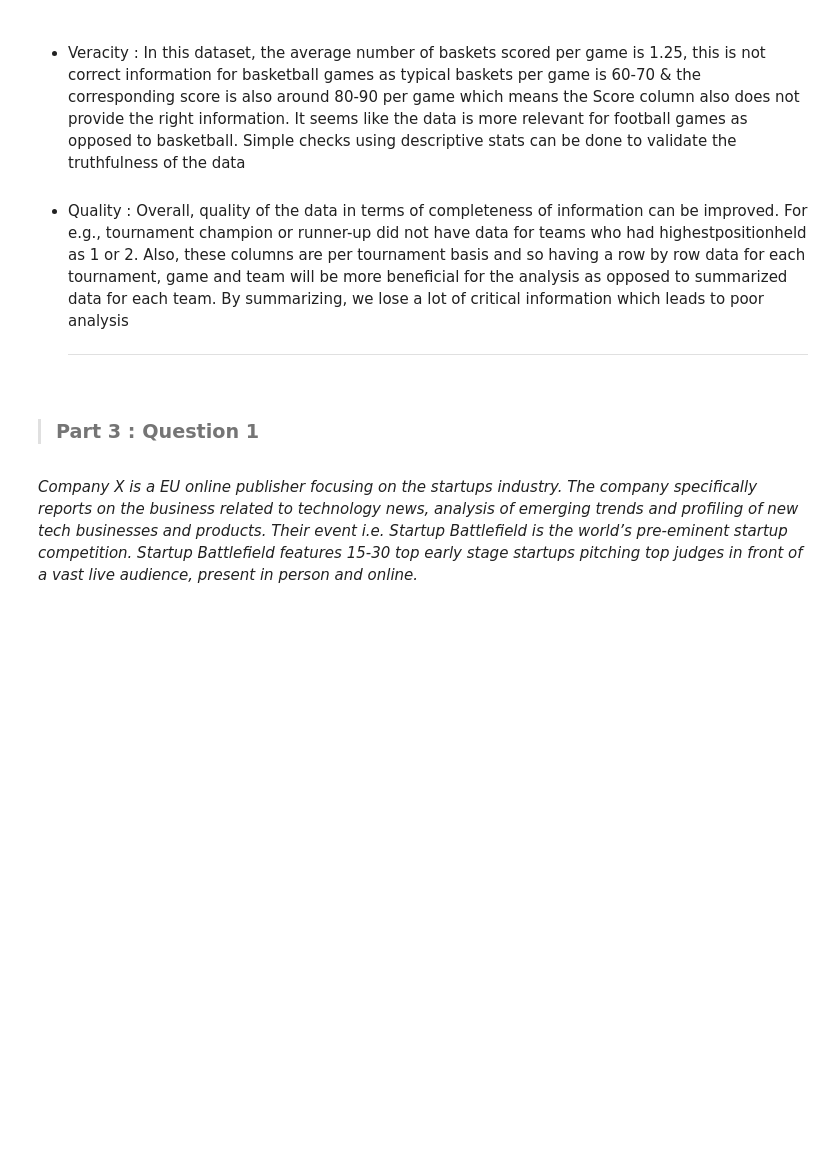
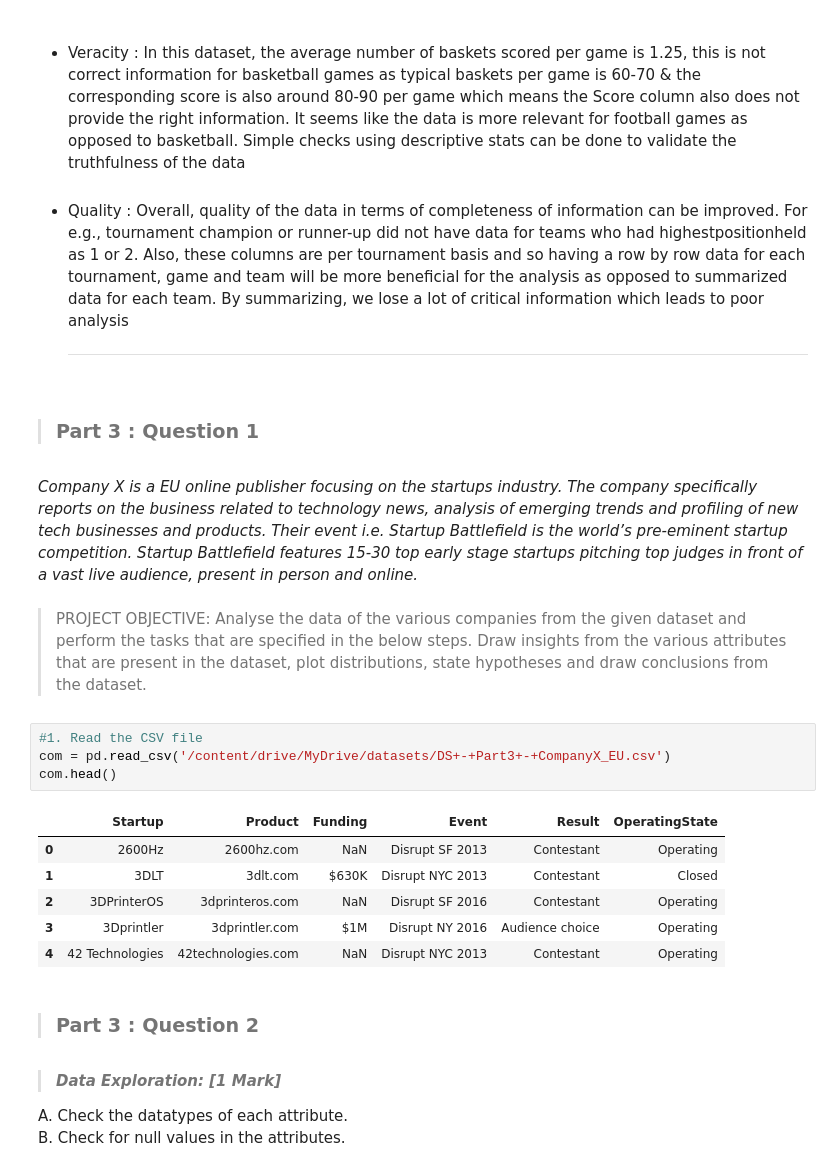
Before and after one commit to nishantkapps/aiml-projects, a Jupyter notebook: Stats_Project.ipynb, the cells around one changed output. Saved outputs shown, nothing was run; the diff lists cells and outputs as text; blank space fills up the shorter version.

```diff
--- a/Stats_Project.ipynb
+++ b/Stats_Project.ipynb
@@ -502,3 +506,25 @@ For better analysis, the following corrections can be made
 > ### **Part 3 : Question 1**
 # %% [markdown]
 *Company X is a EU online publisher focusing on the startups industry. The company specifically reports on the business related to technology news, analysis of emerging trends and profiling of new tech businesses and products. Their event i.e. Startup Battlefield is the world’s pre-eminent startup competition. Startup Battlefield features 15-30 top early stage startups pitching top judges in front of a vast live audience, present in person and online.*
+# %% [markdown]
+> PROJECT OBJECTIVE: Analyse the data of the various companies from the given dataset and perform the tasks that are specified in the below steps. Draw insights from the various attributes that are present in the dataset, plot distributions, state hypotheses and draw conclusions from
+the dataset.
+# %%
+#1. Read the CSV file
+com = pd.read_csv('/content/drive/MyDrive/datasets/DS+-+Part3+-+CompanyX_EU.csv')
+com.head()
+# %% [output]
+|  | Startup | Product | Funding | Event | Result | OperatingState |
+| 0 | 2600Hz | 2600hz.com | NaN | Disrupt SF 2013 | Contestant | Operating |
+| 1 | 3DLT | 3dlt.com | $630K | Disrupt NYC 2013 | Contestant | Closed |
+| 2 | 3DPrinterOS | 3dprinteros.com | NaN | Disrupt SF 2016 | Contestant | Operating |
+| 3 | 3Dprintler | 3dprintler.com | $1M | Disrupt NY 2016 | Audience choice | Operating |
+| 4 | 42 Technologies | 42technologies.com | NaN | Disrupt NYC 2013 | Contestant | Operating |
+# %% [markdown]
+> ### **Part 3 : Question 2**
+# %% [markdown]
+> ***Data Exploration: [1 Mark]***
+> <div style="font-size: 8px">
+A. Check the datatypes of each attribute.<br>
+B. Check for null values in the attributes.
+</div>
```
Also changed, not shown: parts of 20 cells of this notebook.
